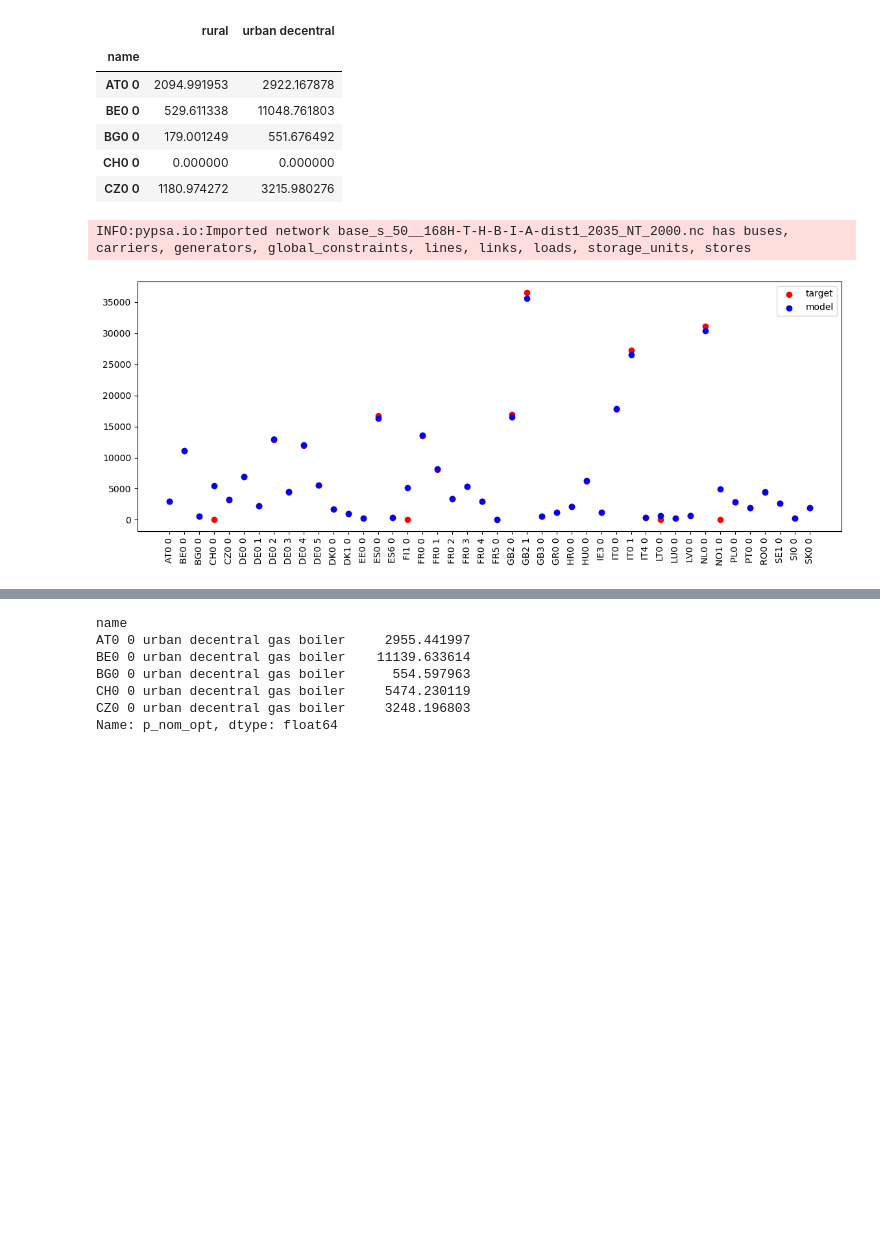
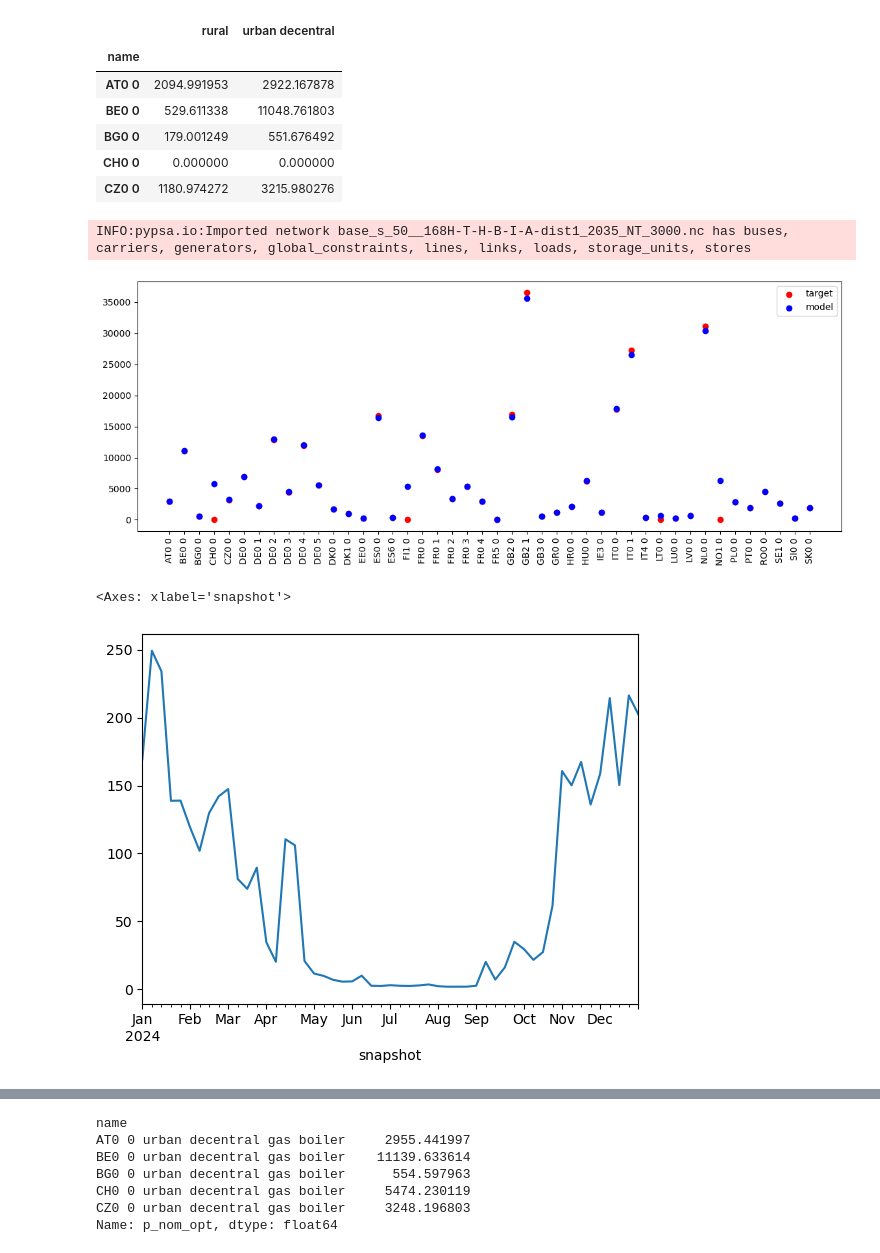
Before and after one commit to LukasFrankenQ/resilient-pypsa-eur, a Jupyter notebook: notebooks/fix_heating.ipynb, the cells around one changed output, grey strips where cells are left out. Drawn from its saved outputs; the diff is of its cells as text; code cells hidden in the pictures; blank space fills up the shorter version.

Commit message:
fixed heat pump roll-out and ensured correct relative load

```diff
--- a/notebooks/fix_heating.ipynb
+++ b/notebooks/fix_heating.ipynb
@@ -256,10 +256,10 @@ caps.head()
 | CZ0 0 | 1180.974272 | 3215.980276 |
 # %%
 n = pypsa.Network(
-    Path.cwd().parent / 'results' / 'networks' / 'base_s_50__168H-T-H-B-I-A-dist1_2035_NT_2000.nc'
+    Path.cwd().parent / 'results' / 'networks' / 'base_s_50__168H-T-H-B-I-A-dist1_2035_NT_3000.nc'
 )
 # %% [output]
-INFO:pypsa.io:Imported network base_s_50__168H-T-H-B-I-A-dist1_2035_NT_2000.nc has buses, carriers, generators, global_constraints, lines, links, loads, storage_units, stores
+INFO:pypsa.io:Imported network base_s_50__168H-T-H-B-I-A-dist1_2035_NT_3000.nc has buses, carriers, generators, global_constraints, lines, links, loads, storage_units, stores
 # %%
 import matplotlib.pyplot as plt
 
@@ -270,7 +270,6 @@ fig, ax = plt.subplots(figsize=(14, 5))
 ax.scatter(range(len(caps)), caps[context], color='red', label='target')
 ax.scatter(range(len(caps)), n.links.loc[caps.index + f' {context} gas boiler', 'p_nom_opt'], color='blue', label='model')
 
-
 ax.set_xticks(range(len(caps)))
 ax.set_xticklabels(caps.index, rotation=90)
 
@@ -278,4 +277,9 @@ ax.legend()
 
 plt.show()
 # %% [output]
-[figure, old version]
+[figure, new version]
+# %%
+(n.links_t.p0.loc[:, caps.index + f' {context} gas boiler'].sum(axis=1) / 1e3).plot()
+# %% [output]
+<Axes: xlabel='snapshot'>
+[figure, added]
```
Also changed, not shown: parts of 2 cells of this notebook, 6 other files.
